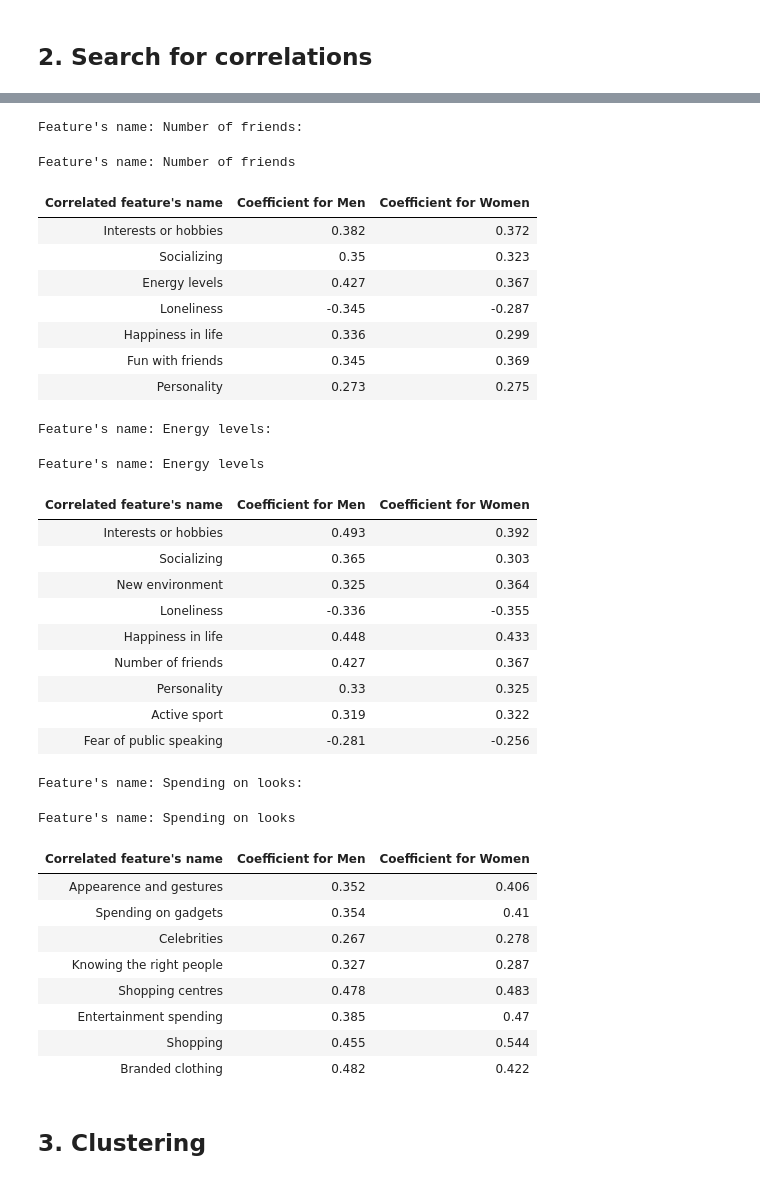
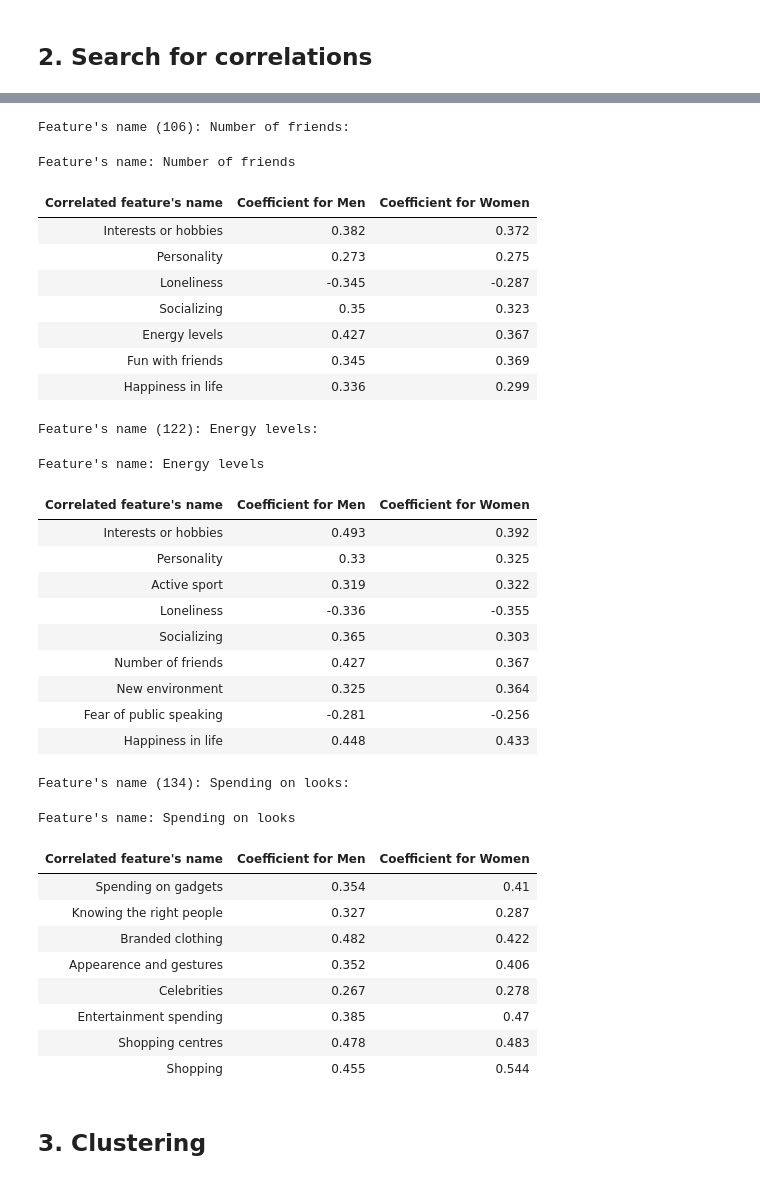
Before and after one commit to KrystianPlackowski/Young-People-Survey, a Jupyter notebook: main.ipynb, the cells around one changed output, grey strips where cells are left out. Saved outputs shown, nothing was run; the diff lists cells and outputs as text; code cells hidden in the pictures.

```diff
--- a/main.ipynb
+++ b/main.ipynb
@@ -56,9 +90,10 @@ Negation of 'breaveness' is a scaled sum of individual's ratings of all phobias.
 # %%
 braveness = (50-phobias.sum(axis=1)) / 10 + 1
-braveness.plot.hist(bins=40, alpha=0.5, density = True)
+bmi = round(responses['Weight'] / (responses['Height'] / 100)**2, 2)
+
 
 responses_ = responses.copy()
 responses_.insert(0, "Braveness", braveness.to_list(), True)
+responses_.insert(0, "BMI", bmi.to_list(), True)
 
-plt.xlabel('Braveness')
-plt.ylabel('Density')
+# braveness.plot.hist(bins=40, alpha=0.5, density = True)
@@ -79,4 +108,0 @@ print(responses_.shape, responses_int.shape)
-# %%
-responses_int_filtered = responses_int[responses['Gender'] == 'female']
-responses_male = responses_int[responses['Gender'] == 'male']
-responses_female = responses_int[responses['Gender'] == 'female']
@@ -168,75 +201,83 @@ Find features that lead to correlations with similar Pearson's value for *both m
 # %%
 # Index _1 stands for men, index_2 stands for women
 
-for FEATURE in personality.columns:
+for feature in personality.columns:
 
-    cols = responses_int_filtered.columns.to_list()
+    cols = responses_int.columns.to_list()
 
-    correlations_1 = [responses_male[FEATURE].corr(responses_male[f]) for f in cols ]
-    correlations_2 = [responses_female[FEATURE].corr(responses_female[f]) for f in cols ]
+    # Select 1 column from correlation's table for specified `group`, per group
 
+    responses_male = responses_[responses_['Gender'] == 'male']
+    responses_female = responses_[responses_['Gender'] == 'female']
+    correlations_1 = [responses_male[feature].corr(responses_male[f]) for f in cols ]
+    correlations_2 = [responses_female[feature].corr(responses_female[f]) for f in cols ]
+
+    # Filter, leaving only interesting correlations
 
     df_1 = pd.DataFrame(correlations_1, columns = ['Correlations'])
     df_1 = df_1[ abs(df_1['Correlations']) > 0.25]
     df_2 = pd.DataFrame(correlations_2, columns = ['Correlations'])
     df_2 = df_2[ abs(df_2['Correlations']) > 0.25]
 
+    # Catch feature's index value
+
+    features_index = df_1[df_1['Correlations'] > 0.99].index[0]
+
+    # Preparations for pretty visualisation
 
     corr_features_1 = [cols[f] for f in df_1.index]
     corr_features_2 = [cols[f] for f in df_2.index]
 
+    corr_1 = responses_male[corr_features_1].corr().loc[:,feature].drop([feature])
+    corr_2 = responses_female[corr_features_2].corr().loc[:,feature].drop([feature])
 
-    corr_1 = responses_male[corr_features_1].corr().loc[:,FEATURE].drop([FEATURE])
-    corr_2 = responses_female[corr_features_2].corr().loc[:,FEATURE].drop([FEATURE])
-
-    # Find set of features  lead to correlations in both genders
+    # Find set of features that lead to correlations in both genders
     set_ = set(corr_1.index) & set(corr_2.index)
-
 
     # If at least 5 distinct correlation are found
     if len(corr_1) > 0 and len(set_) > 5:
 
         corr_ = {'Correlated feature\'s name':list(set_)
                  , 'Coefficient for Men':round(corr_1,3).loc[set_].tolist()
                  , 'Coefficient for Women':round(corr_2,3).loc[set_].tolist()}
 
         corr_ = pd.DataFrame(corr_)
-        corr_ = corr_.style.set_caption("Feature\'s name: {}".format(FEATURE)).hide_index()
-        print("Feature\'s name: {}:".format(FEATURE))
+        corr_ = corr_.style.set_caption("Feature\'s name: {}".format(feature)).hide_index()
+        print("Feature\'s name ({}): {}:".format(features_index, feature))
         display(corr_)
 # %% [output]
-Feature's name: Number of friends:
+Feature's name (106): Number of friends:
 Feature's name: Number of friends
 | Correlated feature's name | Coefficient for Men | Coefficient for Women |
 | Interests or hobbies | 0.382 | 0.372 |
+| Personality | 0.273 | 0.275 |
+| Loneliness | -0.345 | -0.287 |
 | Socializing | 0.35 | 0.323 |
 | Energy levels | 0.427 | 0.367 |
-| Loneliness | -0.345 | -0.287 |
+| Fun with friends | 0.345 | 0.369 |
 | Happiness in life | 0.336 | 0.299 |
-| Fun with friends | 0.345 | 0.369 |
-| Personality | 0.273 | 0.275 |
-Feature's name: Energy levels:
+Feature's name (122): Energy levels:
 Feature's name: Energy levels
 | Correlated feature's name | Coefficient for Men | Coefficient for Women |
 | Interests or hobbies | 0.493 | 0.392 |
-| Socializing | 0.365 | 0.303 |
-| New environment | 0.325 | 0.364 |
-| Loneliness | -0.336 | -0.355 |
-| Happiness in life | 0.448 | 0.433 |
-| Number of friends | 0.427 | 0.367 |
 | Personality | 0.33 | 0.325 |
 | Active sport | 0.319 | 0.322 |
+| Loneliness | -0.336 | -0.355 |
+| Socializing | 0.365 | 0.303 |
+| Number of friends | 0.427 | 0.367 |
+| New environment | 0.325 | 0.364 |
 | Fear of public speaking | -0.281 | -0.256 |
+| Happiness in life | 0.448 | 0.433 |
-Feature's name: Spending on looks:
+Feature's name (134): Spending on looks:
 Feature's name: Spending on looks
 | Correlated feature's name | Coefficient for Men | Coefficient for Women |
+| Spending on gadgets | 0.354 | 0.41 |
+| Knowing the right people | 0.327 | 0.287 |
+| Branded clothing | 0.482 | 0.422 |
 | Appearence and gestures | 0.352 | 0.406 |
-| Spending on gadgets | 0.354 | 0.41 |
 | Celebrities | 0.267 | 0.278 |
-| Knowing the right people | 0.327 | 0.287 |
+| Entertainment spending | 0.385 | 0.47 |
 | Shopping centres | 0.478 | 0.483 |
-| Entertainment spending | 0.385 | 0.47 |
 | Shopping | 0.455 | 0.544 |
-| Branded clothing | 0.482 | 0.422 |
 # %% [markdown]
 ## 3. Clustering
```
Also changed, not shown: parts of 67 cells of this notebook.
